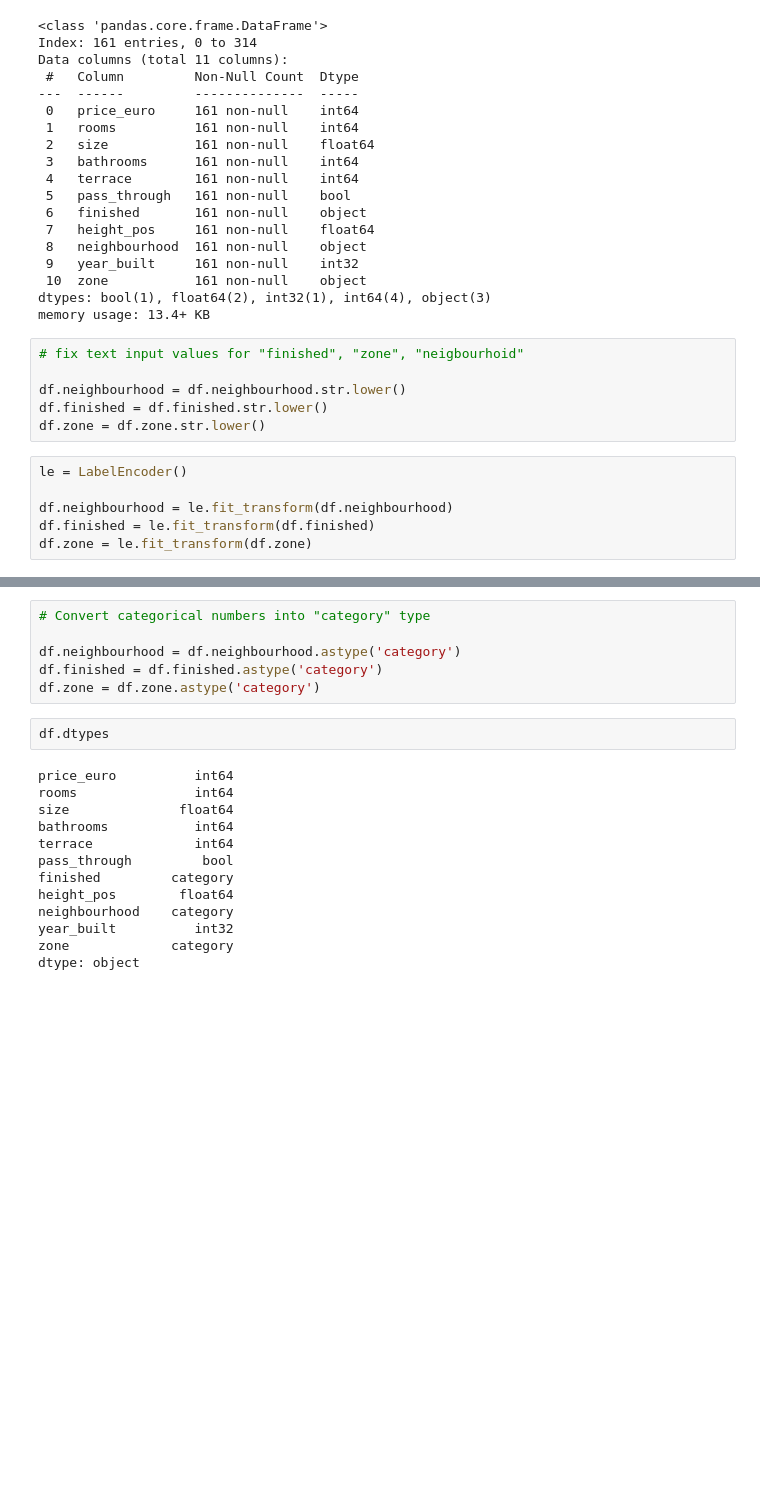
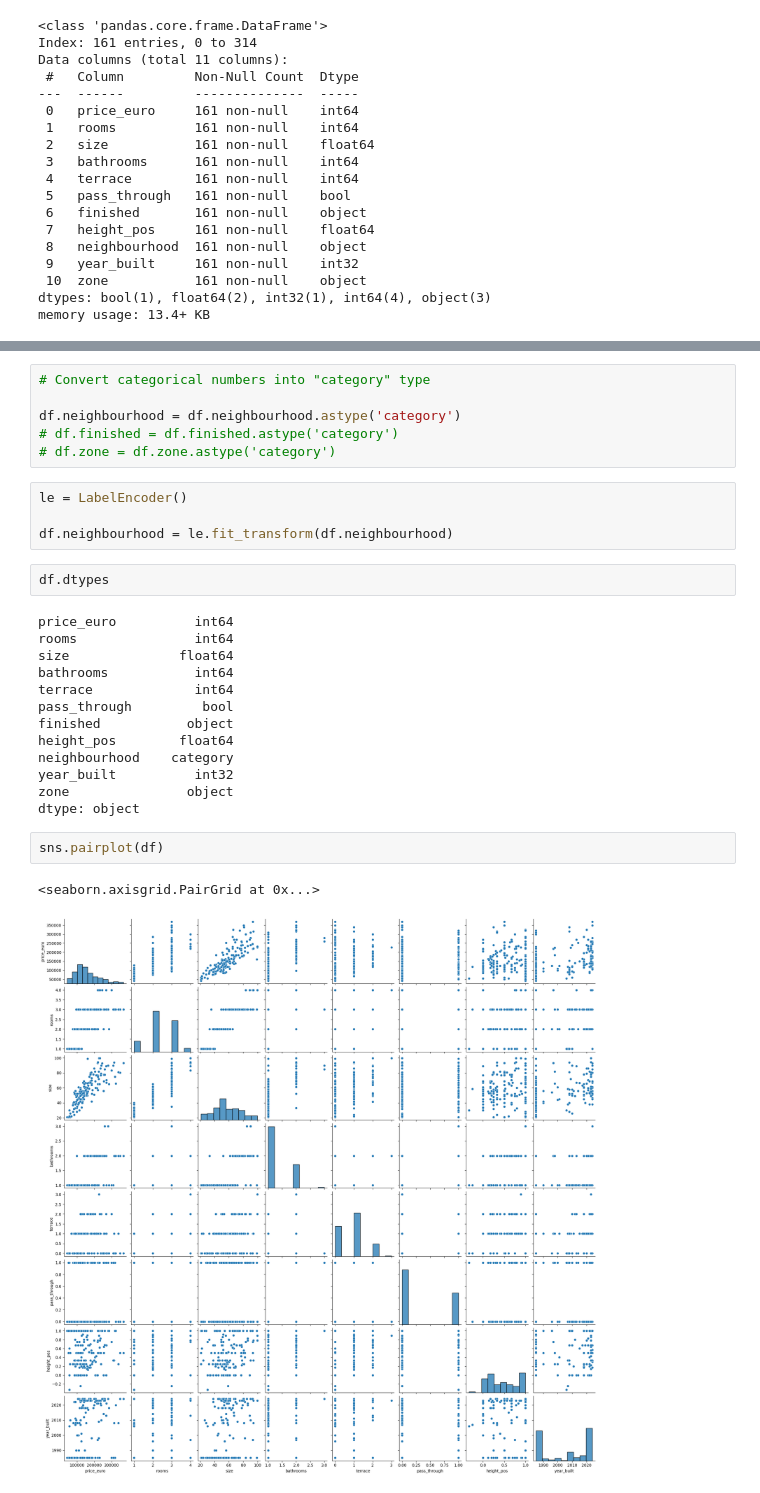
Before and after one commit to aprilhong/apt_price_app, a Jupyter notebook: RandomForestRegression.ipynb, the cells around one changed output, grey strips where cells are left out. Saved outputs shown, nothing was run; the diff lists cells and outputs as text; blank space fills up the shorter version.

```diff
--- a/RandomForestRegression.ipynb
+++ b/RandomForestRegression.ipynb
@@ -58,15 +58,3 @@ Data columns (total 11 columns):
  10  zone           161 non-null    object
 dtypes: bool(1), float64(2), int32(1), int64(4), object(3)
 memory usage: 13.4+ KB
-# %%
-# fix text input values for "finished", "zone", "neigbourhoid"
-
-df.neighbourhood = df.neighbourhood.str.lower()
-df.finished = df.finished.str.lower()
-df.zone = df.zone.str.lower()
-# %%
-le = LabelEncoder()
-
-df.neighbourhood = le.fit_transform(df.neighbourhood)
-df.finished = le.fit_transform(df.finished)
-df.zone = le.fit_transform(df.zone)
@@ -98,8 +88,12 @@ dtype: object
 # Convert categorical numbers into "category" type
 
 df.neighbourhood = df.neighbourhood.astype('category')
-df.finished = df.finished.astype('category')
-df.zone = df.zone.astype('category')
+# df.finished = df.finished.astype('category')
+# df.zone = df.zone.astype('category')
+# %%
+le = LabelEncoder()
+
+df.neighbourhood = le.fit_transform(df.neighbourhood)
 # %%
 df.dtypes
 # %% [output]
@@ -109,9 +103,14 @@ size              float64
 bathrooms           int64
 terrace             int64
 pass_through         bool
-finished         category
+finished           object
 height_pos        float64
 neighbourhood    category
 year_built          int32
-zone             category
+zone               object
 dtype: object
+# %%
+sns.pairplot(df)
+# %% [output]
+<seaborn.axisgrid.PairGrid at 0x...>
+[figure, added]
```
Also changed, not shown: parts of 70 cells of this notebook, 11 other files.
